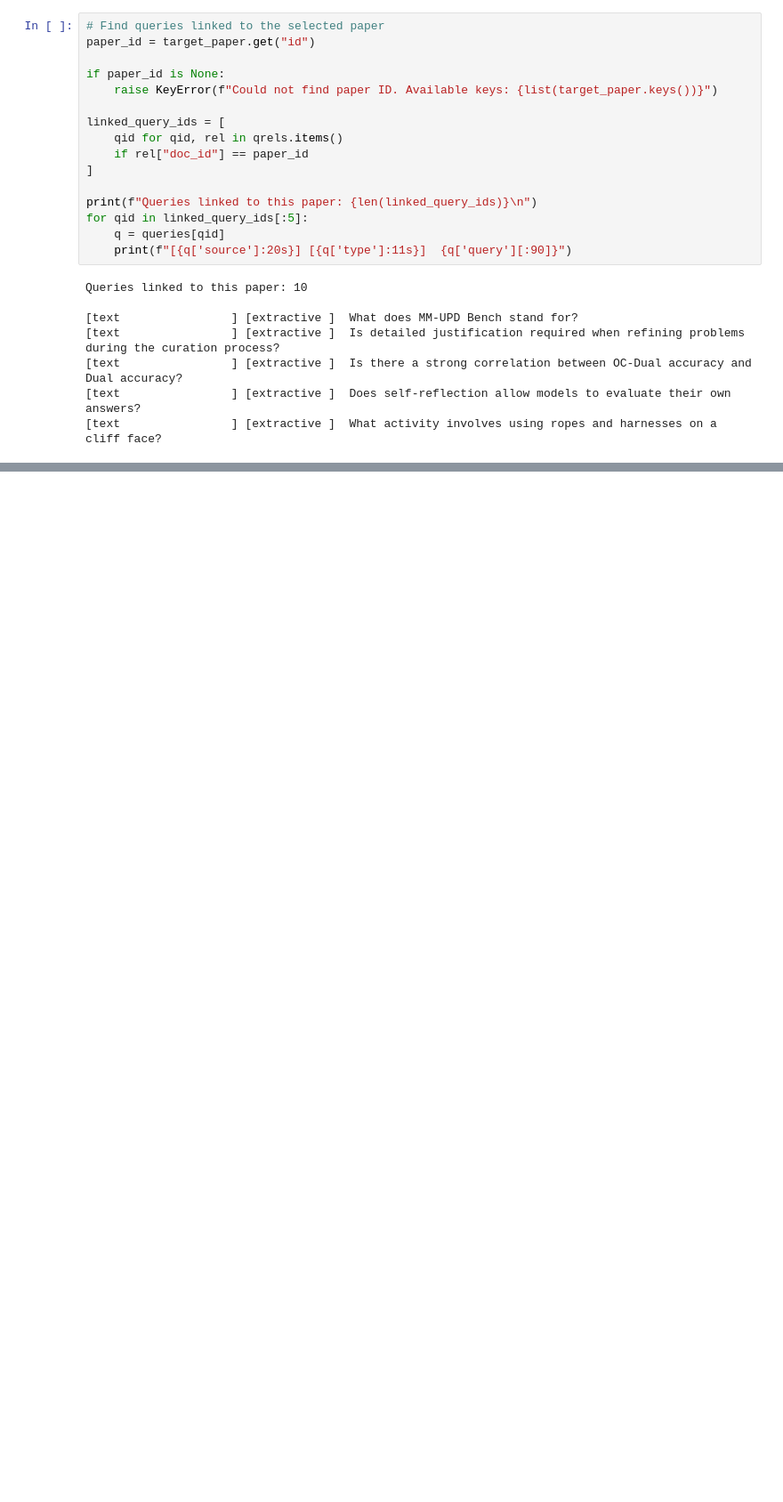
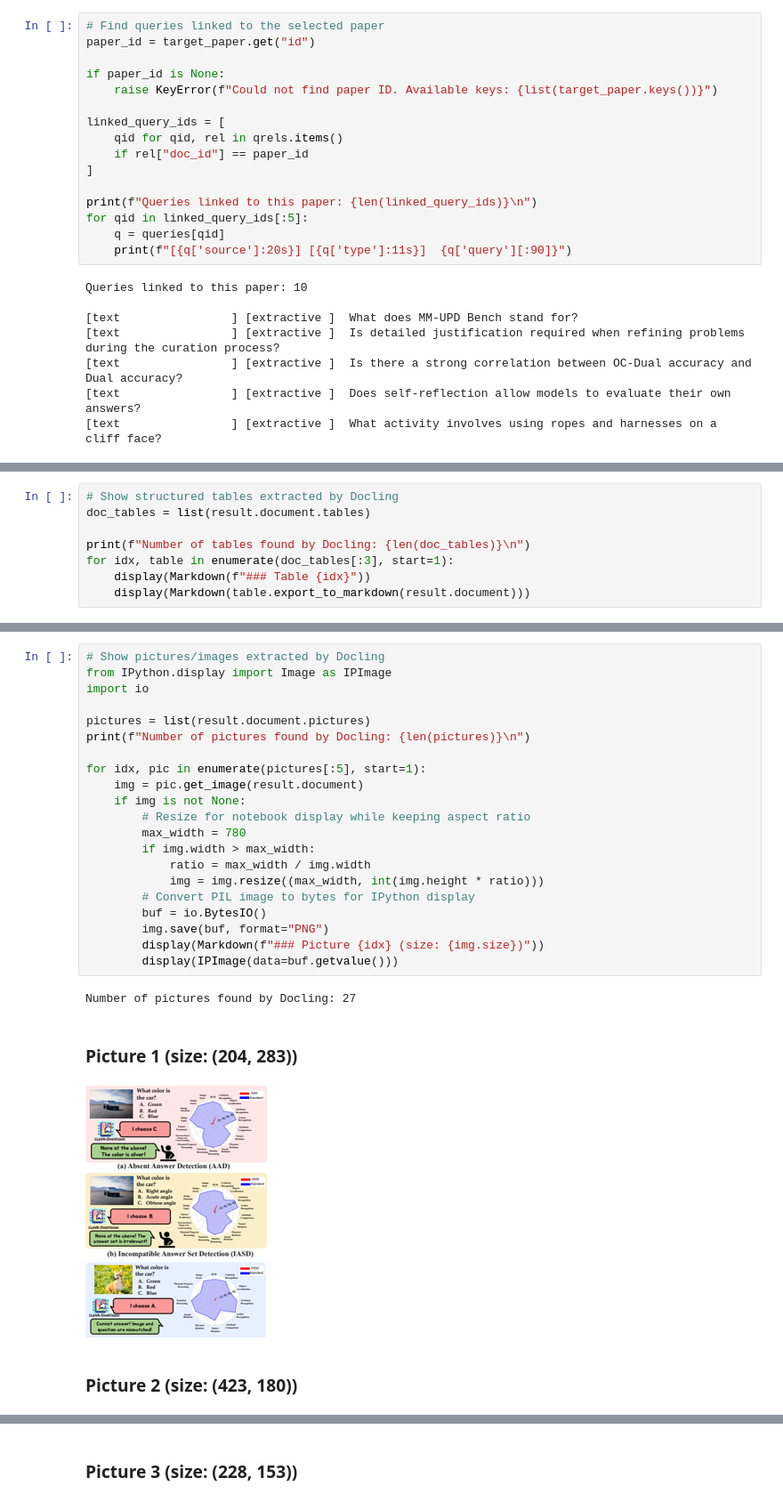
Before and after one commit to hanhanwu/Yokan, a Jupyter notebook: experiments_multimodal/PixelRAG/existing_parsing_docling.ipynb, the cells around one changed output, grey strips where cells are left out. Shown at 89% size. Cells and saved outputs as stored; diff of their text form; blank space fills up the shorter version.

Commit message:
docling parsed data example

```diff
--- a/experiments_multimodal/PixelRAG/existing_parsing_docling.ipynb
+++ b/experiments_multimodal/PixelRAG/existing_parsing_docling.ipynb
@@ -145,0 +242,8 @@ Queries linked to this paper: 10
+# %%
+# Show structured tables extracted by Docling
+doc_tables = list(result.document.tables)
+
+print(f"Number of tables found by Docling: {len(doc_tables)}\n")
+for idx, table in enumerate(doc_tables[:3], start=1):
+    display(Markdown(f"### Table {idx}"))
+    display(Markdown(table.export_to_markdown(result.document)))
@@ -145,0 +293,26 @@ Queries linked to this paper: 10
+# %%
+# Show pictures/images extracted by Docling
+from IPython.display import Image as IPImage
+import io
+
+pictures = list(result.document.pictures)
+print(f"Number of pictures found by Docling: {len(pictures)}\n")
+
+for idx, pic in enumerate(pictures[:5], start=1):
+    img = pic.get_image(result.document)
+    if img is not None:
+        # Resize for notebook display while keeping aspect ratio
+        max_width = 780
+        if img.width > max_width:
+            ratio = max_width / img.width
+            img = img.resize((max_width, int(img.height * ratio)))
+        # Convert PIL image to bytes for IPython display
+        buf = io.BytesIO()
+        img.save(buf, format="PNG")
+        display(Markdown(f"### Picture {idx} (size: {img.size})"))
+        display(IPImage(data=buf.getvalue()))
+# %% [output]
+Number of pictures found by Docling: 27
+### Picture 1 (size: (204, 283))
+[figure, added]
+### Picture 2 (size: (423, 180))
@@ -145,0 +320 @@ Queries linked to this paper: 10
+### Picture 3 (size: (228, 153))
```
Also changed, not shown: parts of 4 cells of this notebook.
